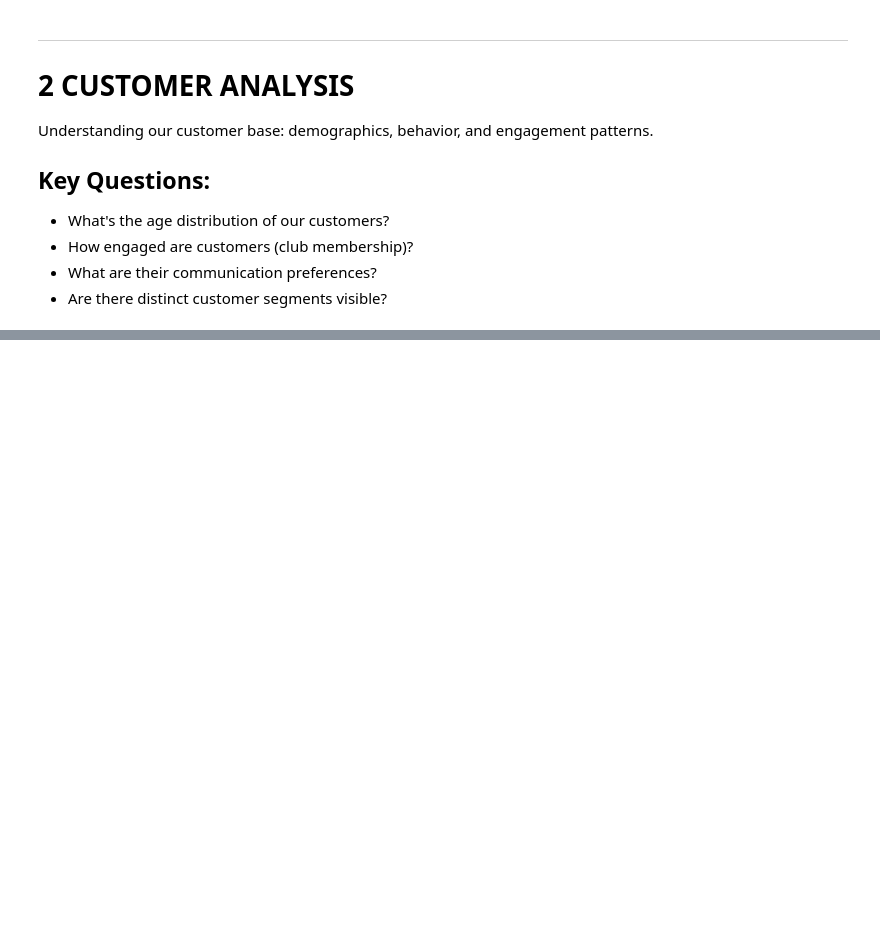
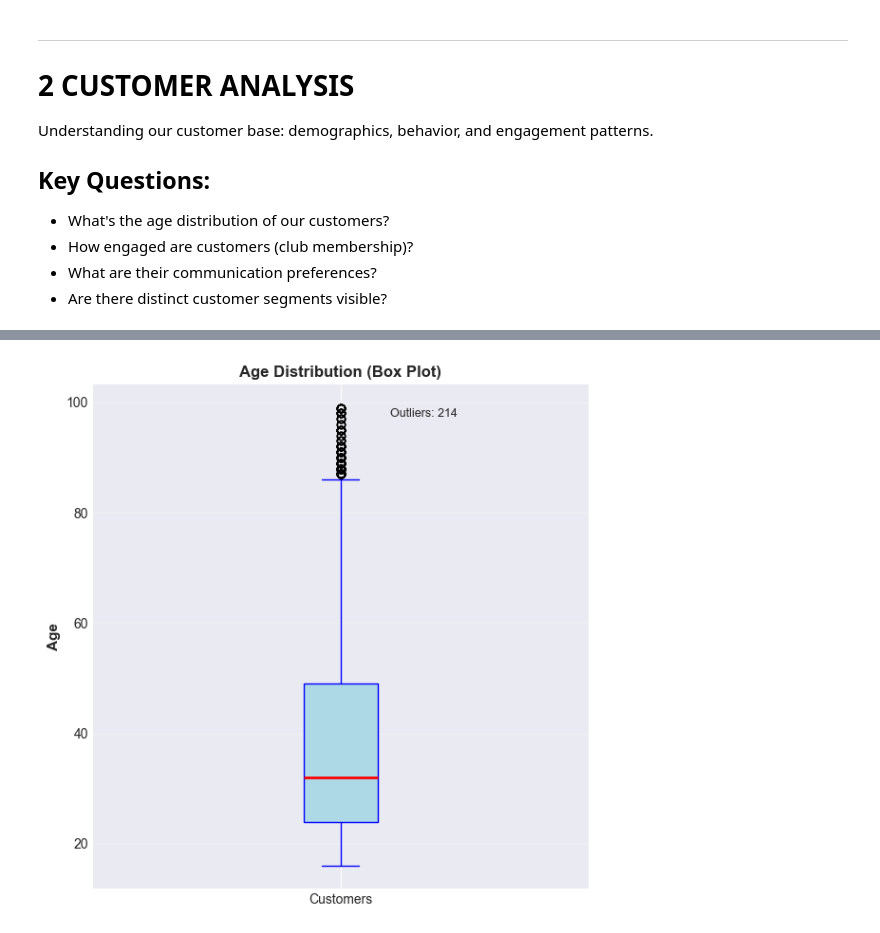
Before and after one commit to DeneeshK/H-M-Ecommerce-Intelligence-with-SPARK, a Jupyter notebook: notebooks/01_EDA.ipynb, the cells around one changed output, grey strips where cells are left out. Drawn from its saved outputs; the diff is of its cells as text; code cells hidden in the pictures; blank space fills up the shorter version.

```diff
--- a/notebooks/01_EDA.ipynb
+++ b/notebooks/01_EDA.ipynb
@@ -273,0 +343,35 @@ Understanding our customer base: demographics, behavior, and engagement patterns
+# %%
+plt.figure(figsize=(6,6))
+
+box = plt.boxplot(customers_with_age['age'], vert=True, patch_artist=True,
+                  boxprops=dict(facecolor='lightblue', color='blue'),
+                  medianprops=dict(color='red', linewidth=2),
+                  whiskerprops=dict(color='blue'),
+                  capprops=dict(color='blue'))
+
+plt.ylabel('Age', fontsize=11, fontweight='bold')
+plt.title('Age Distribution (Box Plot)', fontsize=12, fontweight='bold')
+plt.xticks([1], ['Customers'])
+
+# Outlier statistics
+q1 = customers_with_age['age'].quantile(0.25)
+q3 = customers_with_age['age'].quantile(0.75)
+iqr = q3 - q1
+lower_bound = q1 - 1.5 * iqr
+upper_bound = q3 + 1.5 * iqr
+outliers = customers_with_age[
+    (customers_with_age['age'] < lower_bound) |
+    (customers_with_age['age'] > upper_bound)
+]
+
+plt.text(1.1, customers_with_age['age'].max(),
+         f"Outliers: {len(outliers):,}",
+         fontsize=9, va='top')
+
+plt.grid(True, alpha=0.3, axis='y')
+
+plt.tight_layout()
+plt.savefig(f"{OUTPUT_DIR}/03_age_boxplot.png", dpi=300, bbox_inches='tight')
+plt.show()
+# %% [output]
+[figure, added]
```
Also changed, not shown: parts of 14 cells of this notebook, 7 other files.
